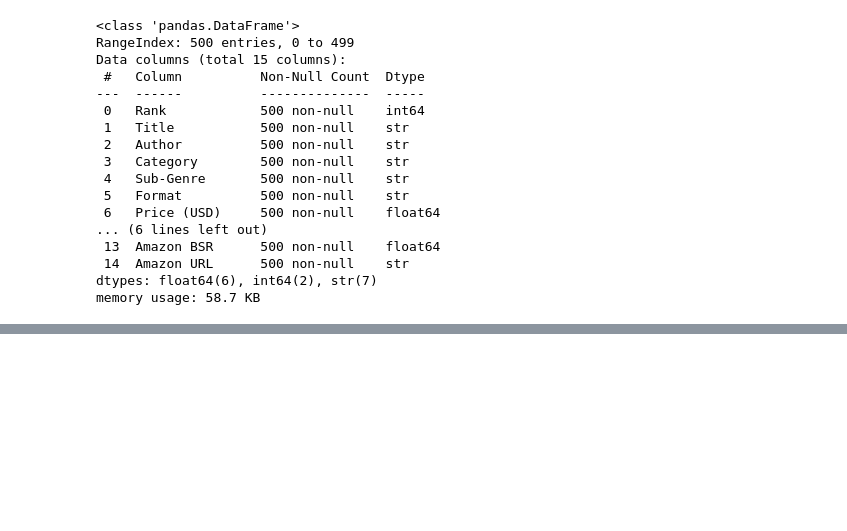
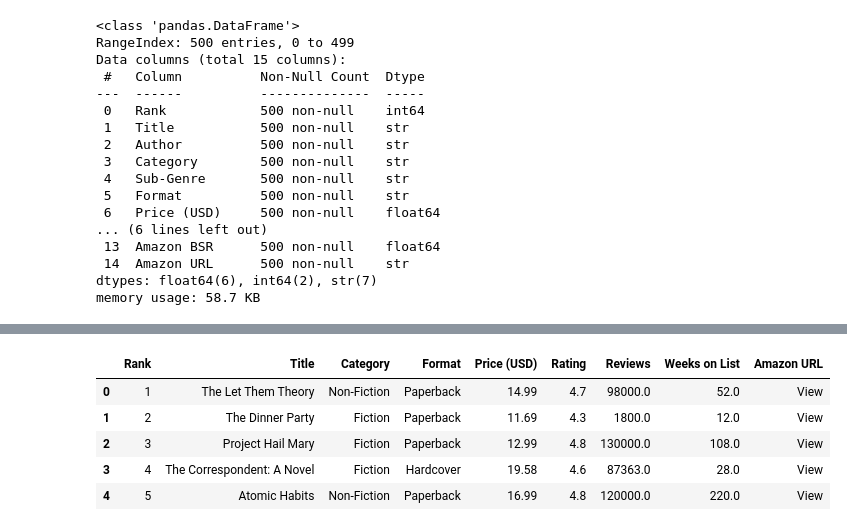
Before and after one commit to tauhidahmed-tat/AMPS-Project-01, a Jupyter notebook: Pandas.ipynb, the cells around one changed output, grey strips where cells are left out. Cells and saved outputs as stored; diff of their text form; code cells hidden in the pictures; blank space fills up the shorter version.

```diff
--- a/Pandas.ipynb
+++ b/Pandas.ipynb
@@ -76,0 +188,10 @@ dt.head()
+# %%
+dt2=dt.drop(columns=['Author','Amazon BSR','Publisher','Year Published','Sub-Genre'])
+dt2.head()
+# %% [output]
+|  | Rank | Title | Category | Format | Price (USD) | Rating | Reviews | Weeks on List | Amazon URL |
+| 0 | 1 | The Let Them Theory | Non-Fiction | Paperback | 14.99 | 4.7 | 98000.0 | 52.0 | View |
+| 1 | 2 | The Dinner Party | Fiction | Paperback | 11.69 | 4.3 | 1800.0 | 12.0 | View |
+| 2 | 3 | Project Hail Mary | Fiction | Paperback | 12.99 | 4.8 | 130000.0 | 108.0 | View |
+| 3 | 4 | The Correspondent: A Novel | Fiction | Hardcover | 19.58 | 4.6 | 87363.0 | 28.0 | View |
+| 4 | 5 | Atomic Habits | Non-Fiction | Paperback | 16.99 | 4.8 | 120000.0 | 220.0 | View |
```
Also changed, not shown: parts of 8 cells of this notebook.
